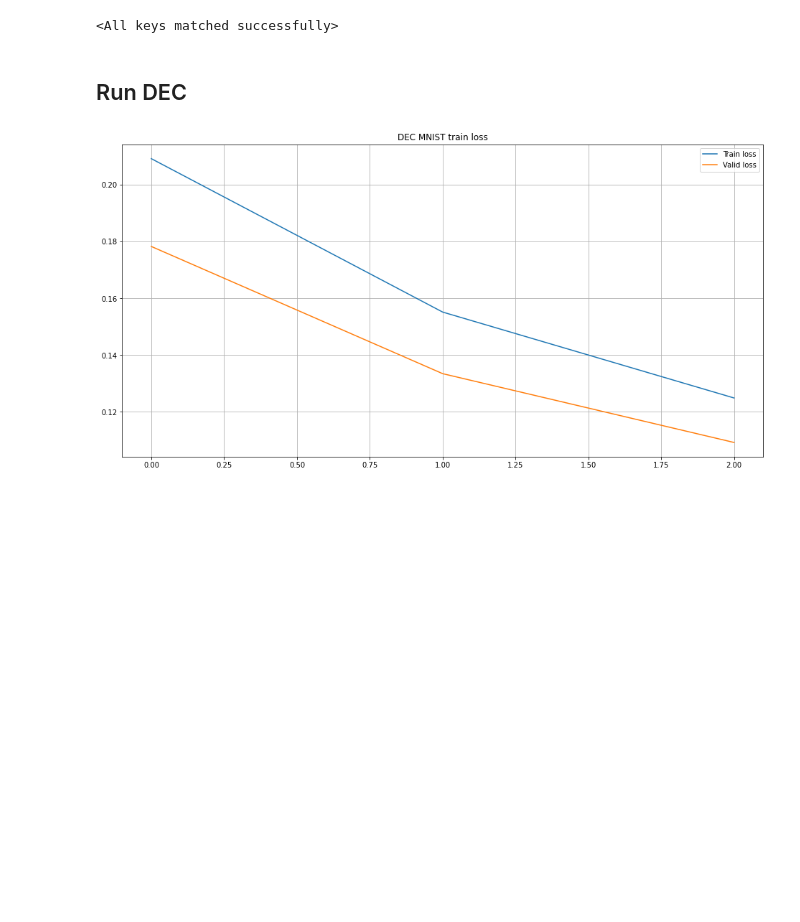
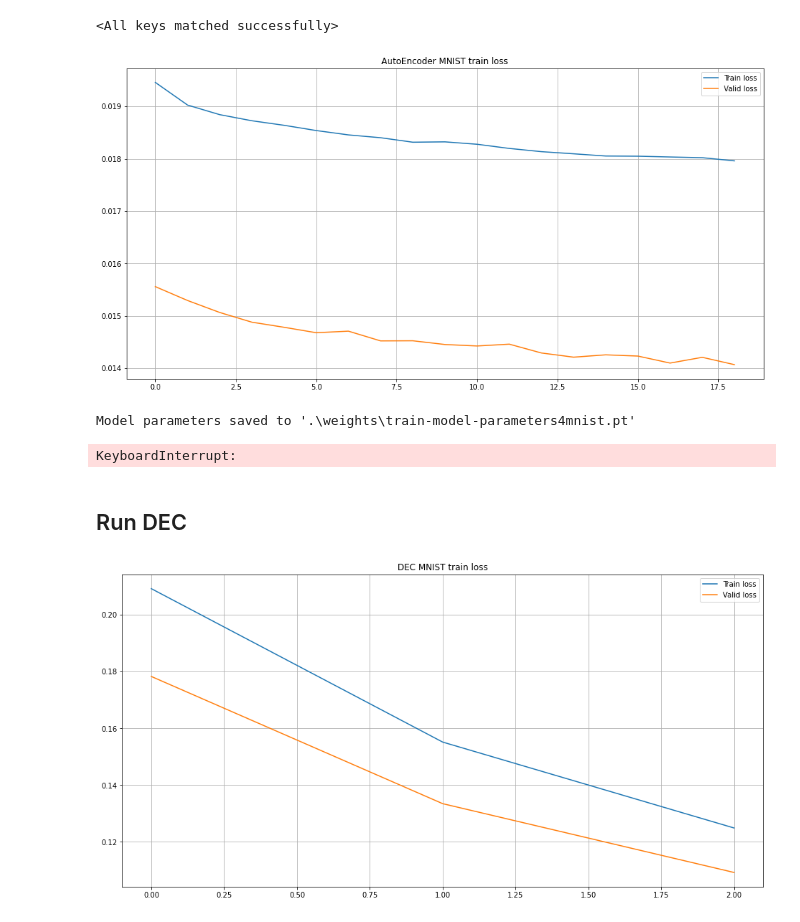
Before and after one commit to grokhi/pytorch_DEC_IDEC_2022, a Jupyter notebook: DEC_IDEC_MNIST.ipynb, the cells around one changed output. Drawn from its saved outputs; the diff is of its cells as text; code cells hidden in the pictures; blank space fills up the shorter version.

```diff
--- a/DEC_IDEC_MNIST.ipynb
+++ b/DEC_IDEC_MNIST.ipynb
@@ -753,19 +733,23 @@ KeyboardInterrupt:
 # %%
 model.set_dropout_value(.02)
 optimizer = Adam(model.parameters(), lr=1e-3)
-# optimizer = SGD(model.parameters(), lr=0.1, momentum=0.9)
-scheduler = StepLR(optimizer, step_size=100, gamma=0.1)
+# optimizer = SGD(model.parameters(), lr=0.01, momentum=0.9)
+scheduler = StepLR(optimizer, step_size=30, gamma=0.1)
 
 whole_train_valid_cycle(
     model,
     scheduler,
     optimizer,
     loss_fn,
-    num_epochs = 300,
-    device=device,
-    title='AutoEncoder MNIST train',
-    # save_best_params_as = 'best-model-parameters4mnist_2.pt',
+    num_epochs = 100,
+    device = device,
+    title ='AutoEncoder MNIST train',
+    save_best_params_as = r'.\weights\train-model-parameters4mnist.pt',
 )
+# %% [output]
+[figure, added]
+Model parameters saved to '.\weights\train-model-parameters4mnist.pt'
+KeyboardInterrupt:
 # %% [markdown]
 ## Run DEC
 # %%
```
Also changed, not shown: parts of 13 cells of this notebook, 8 other files.
